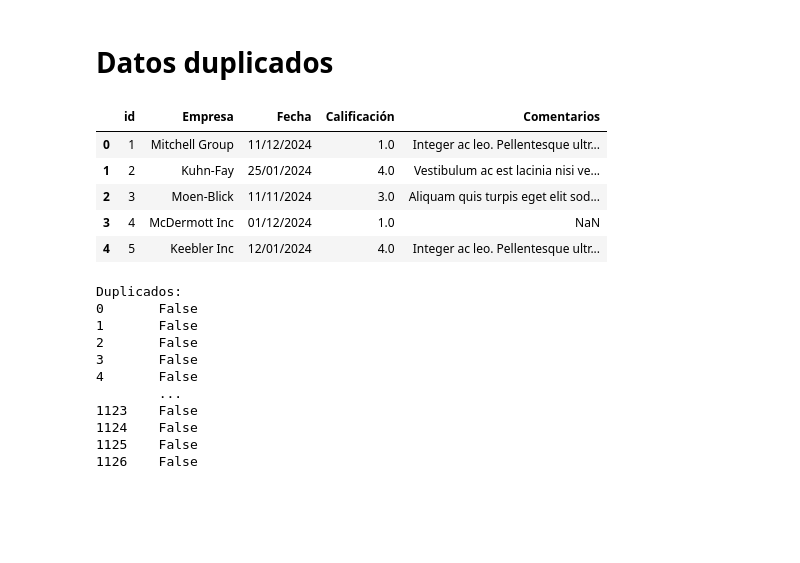
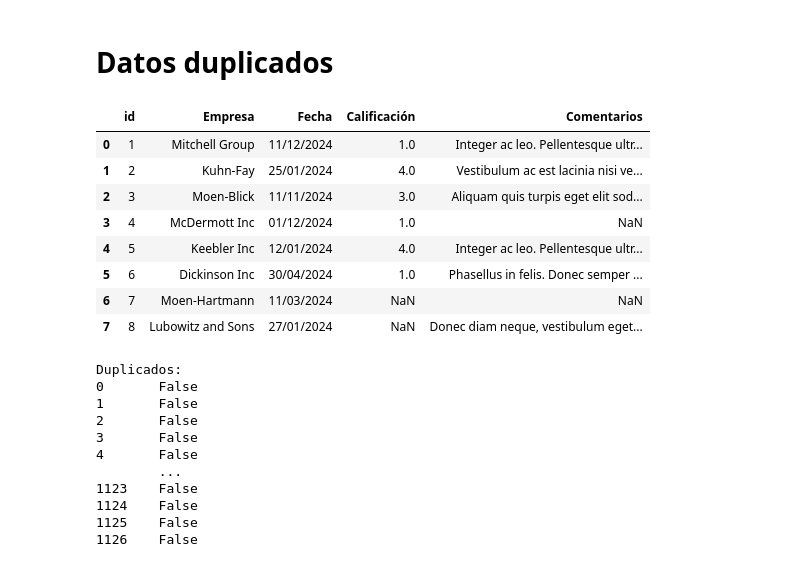
Before and after one commit to NGuerrero23/TT-2C2025-Data-Analitycs-Notebooks, a Jupyter notebook: Clase_4/Resolucion_Clase_04_Datos_nulos_y_duplicados.ipynb, the cells around one changed output. Drawn from its saved outputs; the diff is of its cells as text; code cells hidden in the pictures; blank space fills up the shorter version.

```diff
--- a/Clase_4/Resolucion_Clase_04_Datos_nulos_y_duplicados.ipynb
+++ b/Clase_4/Resolucion_Clase_04_Datos_nulos_y_duplicados.ipynb
@@ -172,14 +189,17 @@ df[df.isnull().any(axis=1)]
 # %%
 # Cargar datos
 df = pd.read_csv('satis_clientes.csv')
-df.head()
+df.head(8)
 # %% [output]
 |  | id | Empresa | Fecha | Calificación | Comentarios |
 | 0 | 1 | Mitchell Group | 11/12/2024 | 1.0 | Integer ac leo. Pellentesque ultr... |
 | 1 | 2 | Kuhn-Fay | 25/01/2024 | 4.0 | Vestibulum ac est lacinia nisi ve... |
 | 2 | 3 | Moen-Blick | 11/11/2024 | 3.0 | Aliquam quis turpis eget elit sod... |
 | 3 | 4 | McDermott Inc | 01/12/2024 | 1.0 | NaN |
 | 4 | 5 | Keebler Inc | 12/01/2024 | 4.0 | Integer ac leo. Pellentesque ultr... |
+| 5 | 6 | Dickinson Inc | 30/04/2024 | 1.0 | Phasellus in felis. Donec semper ... |
+| 6 | 7 | Moen-Hartmann | 11/03/2024 | NaN | NaN |
+| 7 | 8 | Lubowitz and Sons | 27/01/2024 | NaN | Donec diam neque, vestibulum eget... |
 # %%
 # Identificar duplicados
 duplicados = df.duplicated()
```
Also changed, not shown: parts of 15 cells of this notebook.
